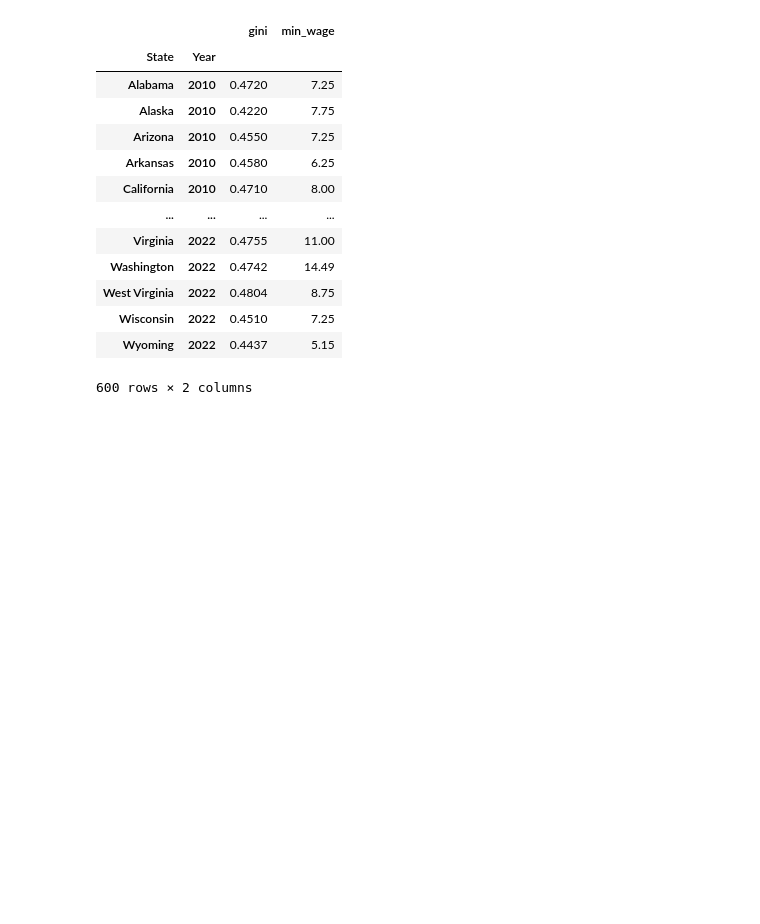
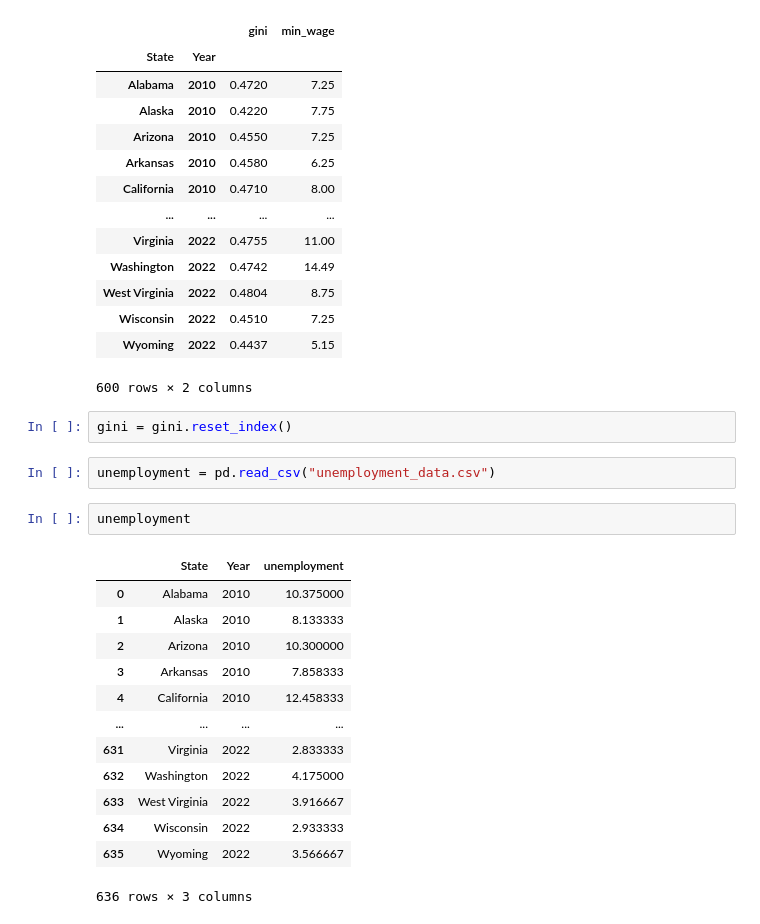
Before and after one commit to harshil0217/CMSE_Min_Wage_Project, a Jupyter notebook: Data/state_compiled.ipynb, the cells around one changed output. Cells and saved outputs as stored; diff of their text form; blank space fills up the shorter version.

```diff
--- a/Data/state_compiled.ipynb
+++ b/Data/state_compiled.ipynb
@@ -116,3 +116,23 @@ state_econ
 | Wisconsin | 2022 | 0.4510 | 7.25 |
 | Wyoming | 2022 | 0.4437 | 5.15 |
 600 rows × 2 columns
+# %%
+gini = gini.reset_index()
+# %%
+unemployment = pd.read_csv("unemployment_data.csv")
+# %%
+unemployment
+# %% [output]
+|  | State | Year | unemployment |
+| 0 | Alabama | 2010 | 10.375000 |
+| 1 | Alaska | 2010 | 8.133333 |
+| 2 | Arizona | 2010 | 10.300000 |
+| 3 | Arkansas | 2010 | 7.858333 |
+| 4 | California | 2010 | 12.458333 |
+| ... | ... | ... | ... |
+| 631 | Virginia | 2022 | 2.833333 |
+| 632 | Washington | 2022 | 4.175000 |
+| 633 | West Virginia | 2022 | 3.916667 |
+| 634 | Wisconsin | 2022 | 2.933333 |
+| 635 | Wyoming | 2022 | 3.566667 |
+636 rows × 3 columns
```
Also changed, not shown: parts of 3 cells of this notebook, 2 other files.
